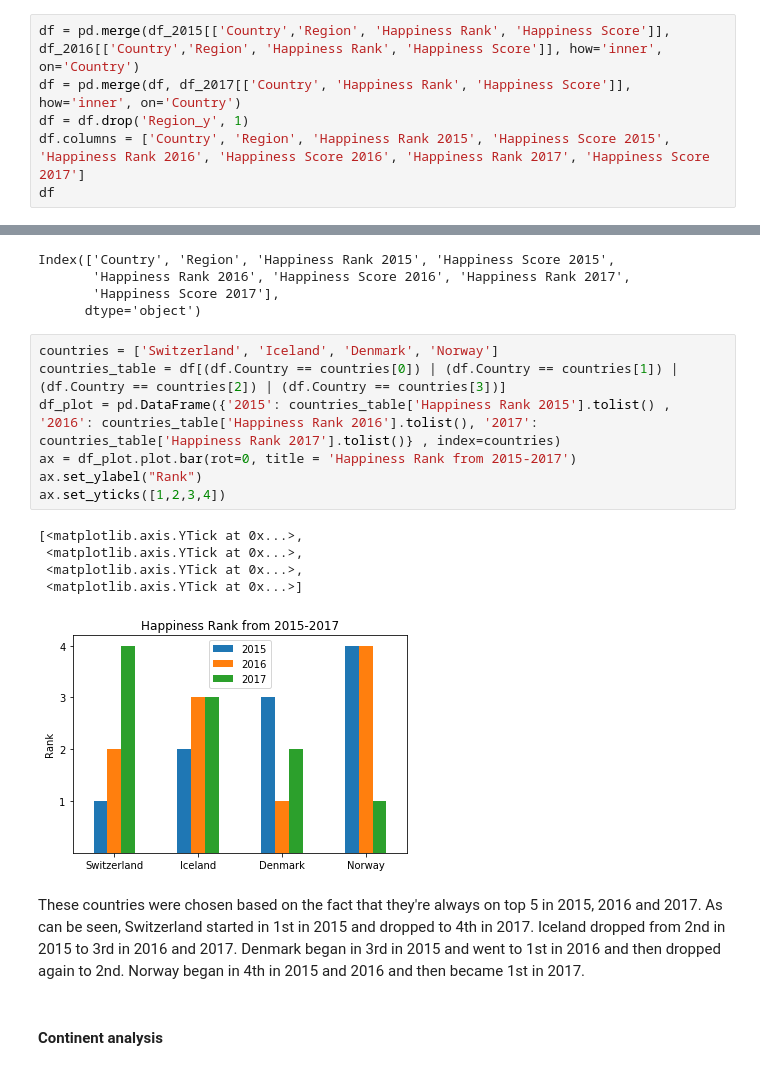
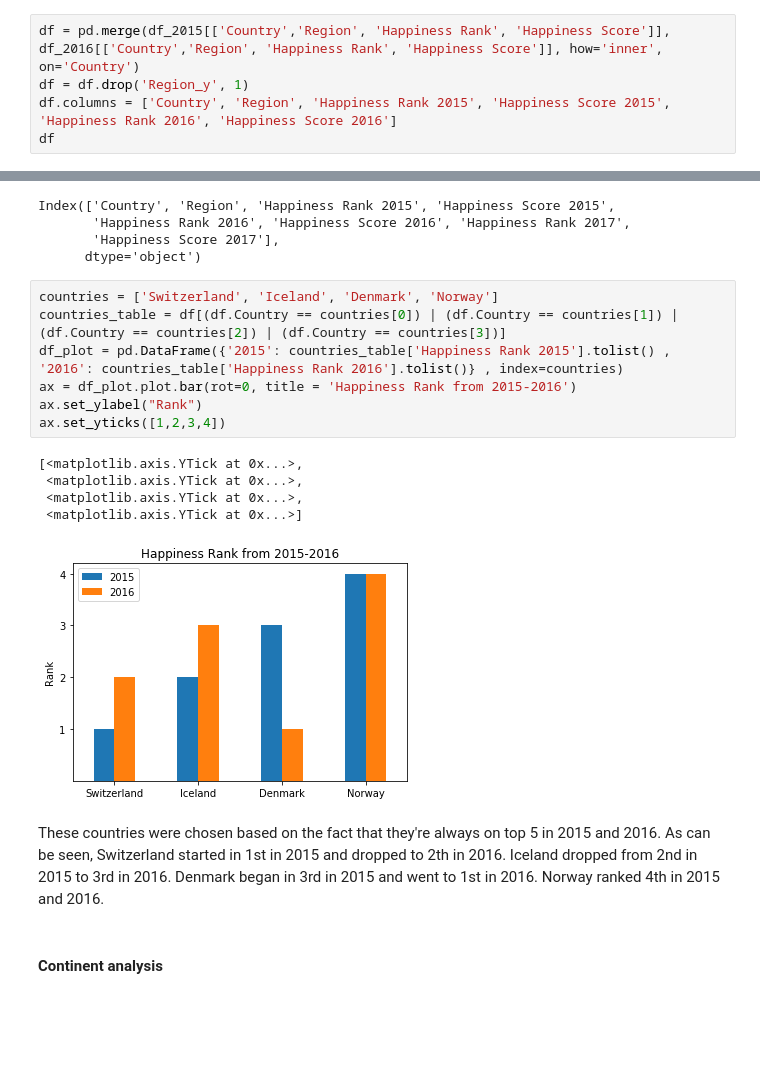
Before and after one commit to fsssa-iscteiulpt/FCD, a Jupyter notebook: Happiness.ipynb, the cells around one changed output, grey strips where cells are left out. Drawn from its saved outputs; the diff is of its cells as text; blank space fills up the shorter version.

```diff
--- a/Happiness.ipynb
+++ b/Happiness.ipynb
@@ -260,8 +195,7 @@ The mean of happiness score is 5.35 and the standard deviation is 1.13
 # %%
 df = pd.merge(df_2015[['Country','Region', 'Happiness Rank', 'Happiness Score']], df_2016[['Country','Region', 'Happiness Rank', 'Happiness Score']], how='inner', on='Country')
-df = pd.merge(df, df_2017[['Country', 'Happiness Rank', 'Happiness Score']], how='inner', on='Country')
 df = df.drop('Region_y', 1)
-df.columns = ['Country', 'Region', 'Happiness Rank 2015', 'Happiness Score 2015', 'Happiness Rank 2016', 'Happiness Score 2016', 'Happiness Rank 2017', 'Happiness Score 2017']
+df.columns = ['Country', 'Region', 'Happiness Rank 2015', 'Happiness Score 2015', 'Happiness Rank 2016', 'Happiness Score 2016']
 df
 # %% [output]
 |  | Country | Region | Happiness Rank 2015 | Happiness Score 2015 | Happiness Rank 2016 | ... |
@@ -296,18 +230,18 @@ Index(['Country', 'Region', 'Happiness Rank 2015', 'Happiness Score 2015',
 # %%
 countries = ['Switzerland', 'Iceland', 'Denmark', 'Norway']
 countries_table = df[(df.Country == countries[0]) | (df.Country == countries[1]) | (df.Country == countries[2]) | (df.Country == countries[3])]
-df_plot = pd.DataFrame({'2015': countries_table['Happiness Rank 2015'].tolist() , '2016': countries_table['Happiness Rank 2016'].tolist(), '2017': countries_table['Happiness Rank 2017'].tolist()} , index=countries)
-ax = df_plot.plot.bar(rot=0, title = 'Happiness Rank from 2015-2017')
+df_plot = pd.DataFrame({'2015': countries_table['Happiness Rank 2015'].tolist() , '2016': countries_table['Happiness Rank 2016'].tolist()} , index=countries)
+ax = df_plot.plot.bar(rot=0, title = 'Happiness Rank from 2015-2016')
 ax.set_ylabel("Rank")
 ax.set_yticks([1,2,3,4])
 # %% [output]
 [<matplotlib.axis.YTick at 0x...>,
  <matplotlib.axis.YTick at 0x...>,
  <matplotlib.axis.YTick at 0x...>,
  <matplotlib.axis.YTick at 0x...>]
-[figure, old version]
+[figure, new version]
 # %% [markdown]
-These countries were chosen based on the fact that they're always on top 5 in 2015, 2016 and 2017. As can be seen, Switzerland started in 1st in 2015 and dropped to 4th in 2017. Iceland dropped from 2nd in 2015 to 3rd in 2016 and 2017. Denmark began in 3rd in 2015 and went to 1st in 2016 and then dropped again to 2nd. Norway began in 4th in 2015 and 2016 and then became 1st in 2017.
+These countries were chosen based on the fact that they're always on top 5 in 2015 and 2016. As can be seen, Switzerland started in 1st in 2015 and dropped to 2th in 2016. Iceland dropped from 2nd in 2015 to 3rd in 2016. Denmark began in 3rd in 2015 and went to 1st in 2016. Norway ranked 4th in 2015 and 2016.
 # %% [markdown]
 #### Continent analysis
 # %% [markdown]
```
Also changed, not shown: parts of 38 cells of this notebook.
